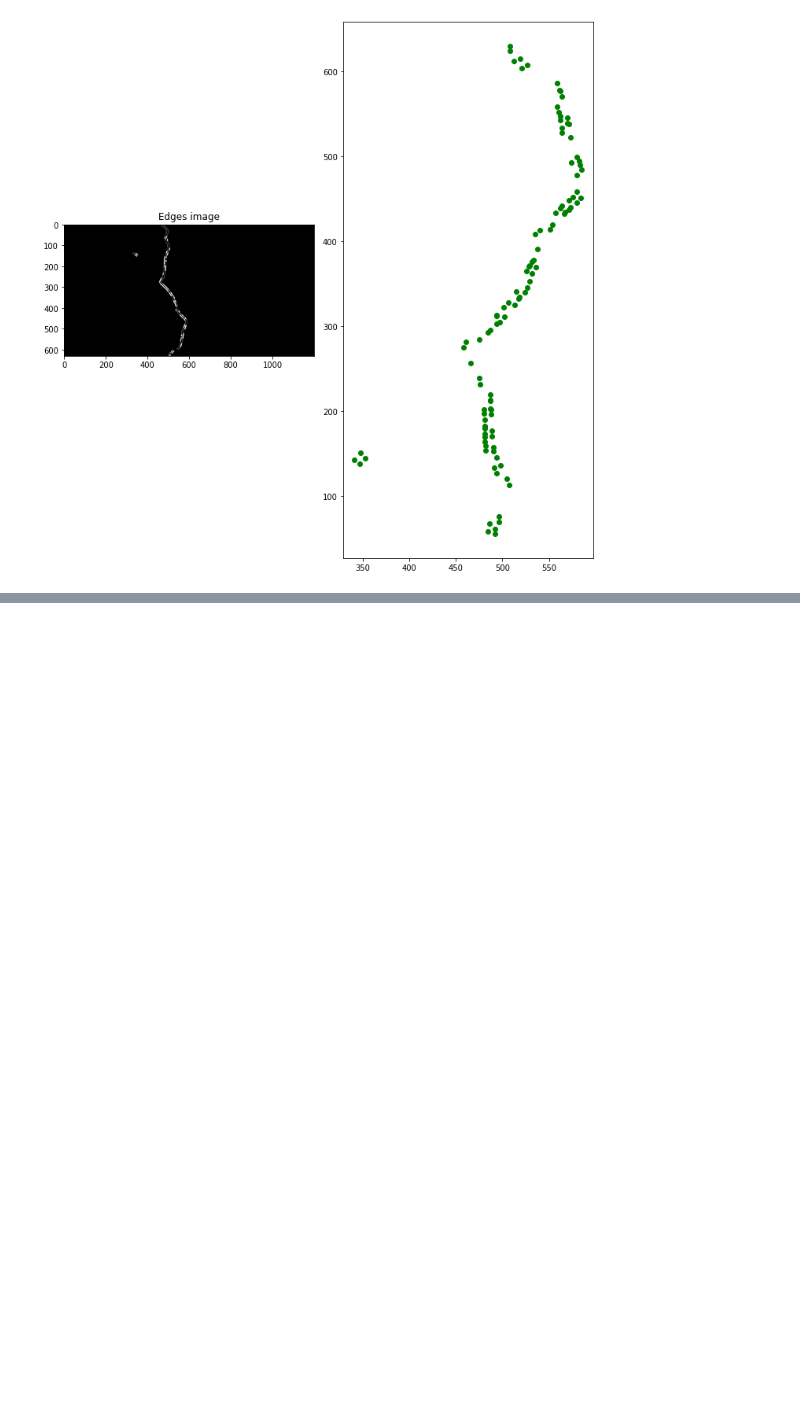
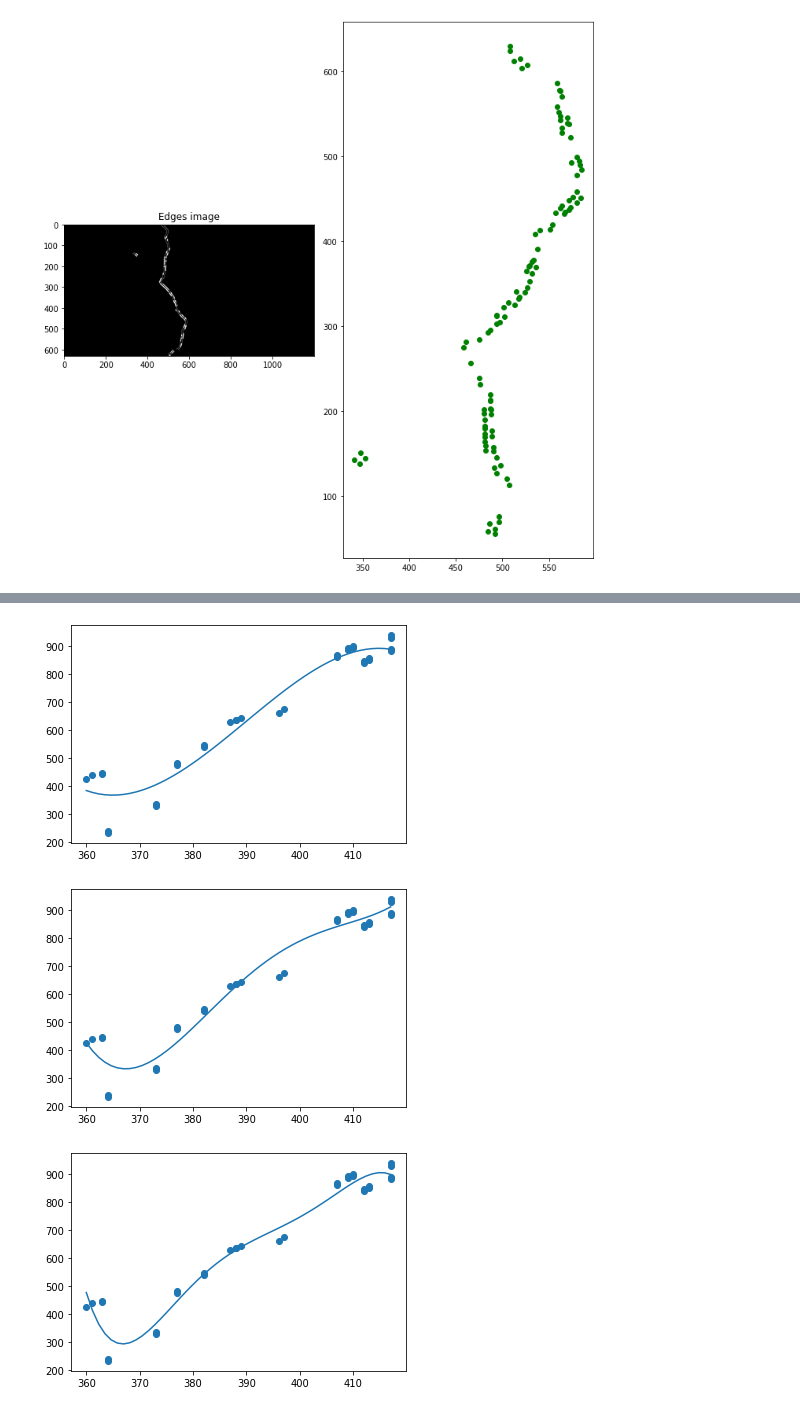
Before and after one commit to fzoric8/ros_utils, a Jupyter notebook: play/CrackManipulation.ipynb, the cells around one changed output, grey strips where cells are left out. Drawn from its saved outputs; the diff is of its cells as text; code cells hidden in the pictures; blank space fills up the shorter version.

```diff
--- a/play/CrackManipulation.ipynb
+++ b/play/CrackManipulation.ipynb
@@ -190,0 +187,6 @@ plt.plot(x_new, y_new)
+# %%
+polynomial_fitting(pts2, 3); polynomial_fitting(pts2, 4); polynomial_fitting(pts2, 5)
+# %% [output]
+[figure, added]
+[figure, added]
+[figure, added]
```
Also changed, not shown: parts of 8 cells of this notebook, 1 other file.
